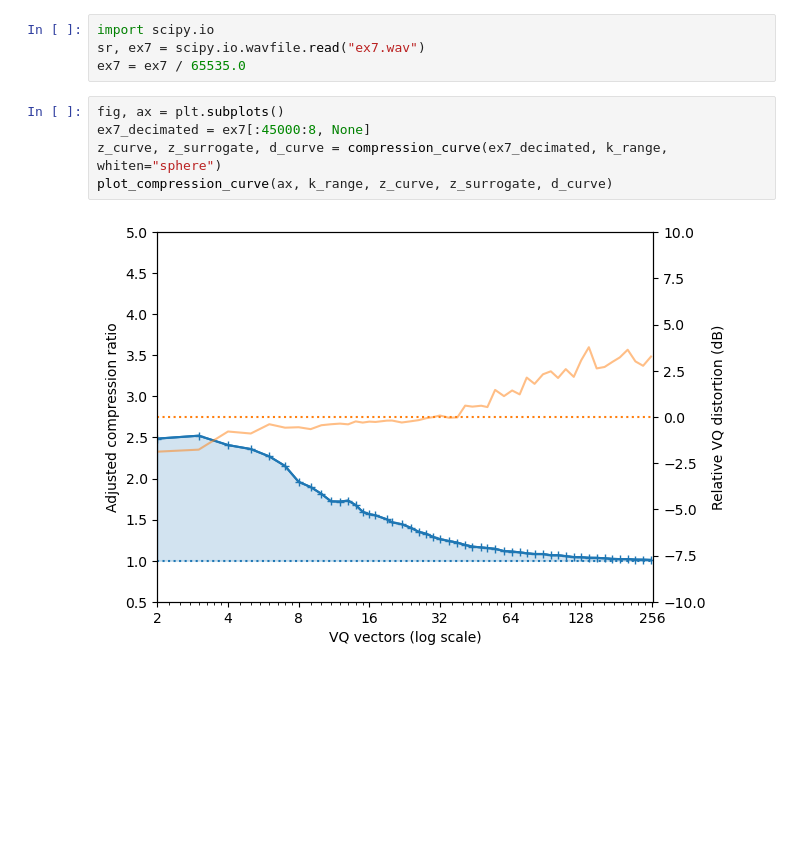
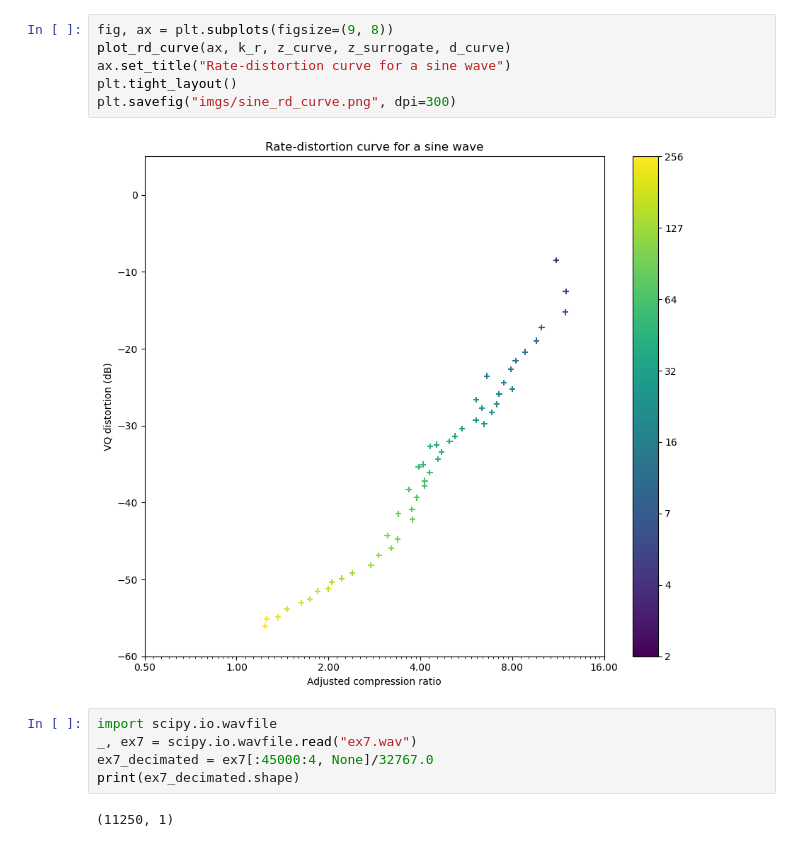
Before and after one commit to johnhw/compression_curves, a Jupyter notebook: compress_quantize.ipynb, the cells around one changed output. Drawn from its saved outputs; the diff is of its cells as text; blank space fills up the shorter version.

```diff
--- a/compress_quantize.ipynb
+++ b/compress_quantize.ipynb
@@ -199,11 +66,15 @@ plot_compression_curve(ax, k_range, z_curve, z_surrogate, d_curve)
+# %%
+fig, ax = plt.subplots(figsize=(9, 8))
+plot_rd_curve(ax, k_r, z_curve, z_surrogate, d_curve)
+ax.set_title("Rate-distortion curve for a sine wave")
+plt.tight_layout()
+plt.savefig("imgs/sine_rd_curve.png", dpi=300)
+# %% [output]
+[figure, added]
 # %%
-import scipy.io
-sr, ex7 = scipy.io.wavfile.read("ex7.wav")
-ex7 = ex7 / 65535.0
+import scipy.io.wavfile
+_, ex7 = scipy.io.wavfile.read("ex7.wav")
+ex7_decimated = ex7[:45000:4, None]/32767.0
+print(ex7_decimated.shape)
+# %% [output]
+(11250, 1)
-# %%
-fig, ax = plt.subplots()
-ex7_decimated = ex7[:45000:8, None]
-z_curve, z_surrogate, d_curve = compression_curve(ex7_decimated, k_range, whiten="sphere")
-plot_compression_curve(ax, k_range, z_curve, z_surrogate, d_curve)
-# %% [output]
-[figure, removed]
```
Also changed, not shown: parts of 26 cells of this notebook, 12 other files.
